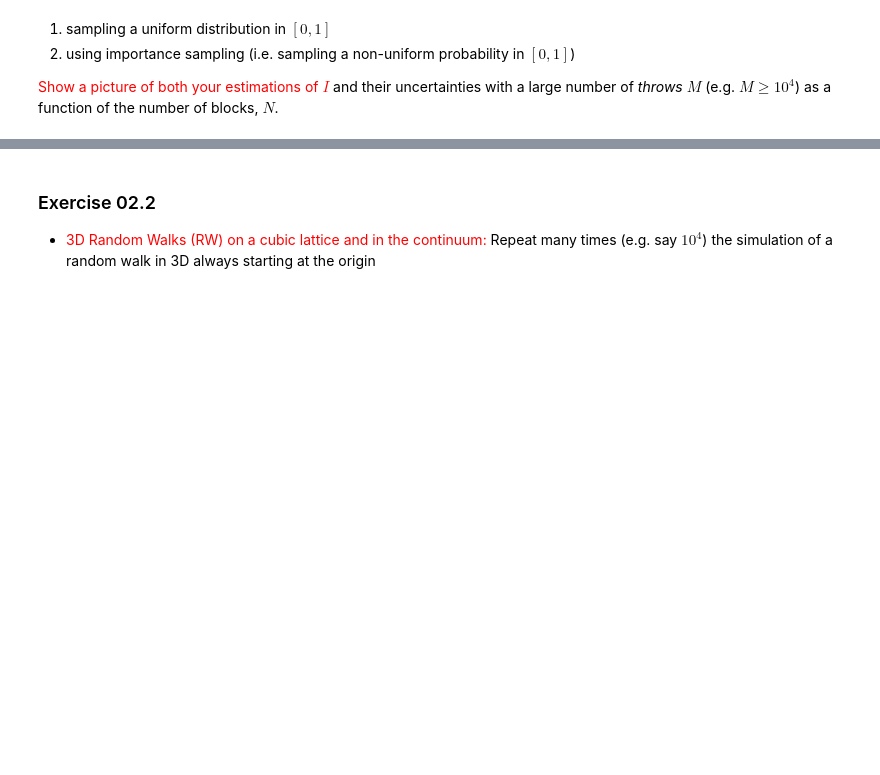
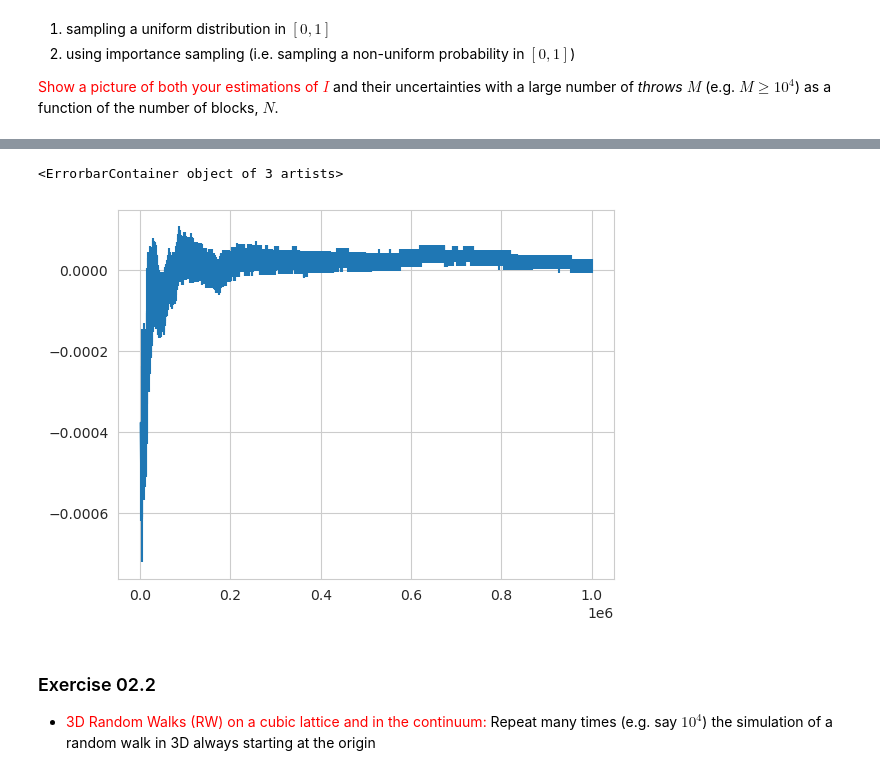
Before and after one commit to RandDouble/SimulazioneNumerica, a Jupyter notebook: LSN_Exercises_02.ipynb, the cells around one changed output, grey strips where cells are left out. Drawn from its saved outputs; the diff is of its cells as text; code cells hidden in the pictures; blank space fills up the shorter version.

Commit message:
ended second exercise integration

```diff
--- a/LSN_Exercises_02.ipynb
+++ b/LSN_Exercises_02.ipynb
@@ -13,3 +47,11 @@ $$I = \int_0^1 \frac{\pi}{2}\cos(\pi x/2) dx = 1$$
+# %%
+# second point
+data_precise = np.loadtxt("eser_2/2_1/precise.csv", delimiter = ',')
+x = np.arange(1 , 1+data_unif.shape[0]) * 1000
+plt.errorbar(x, data_precise[:,0] -1, data_precise[:,1])
+# %% [output]
+<ErrorbarContainer object of 3 artists>
+[figure, added]
 # %% [markdown]
 ### Exercise 02.2
 - <span style="color:red">3D Random Walks (RW) on a cubic lattice and in the continuum:</span> Repeat many times (e.g. say $10^4$) the simulation of a random walk in 3D always starting at the origin
```
Also changed, not shown: parts of 3 cells of this notebook, 7 other files.
